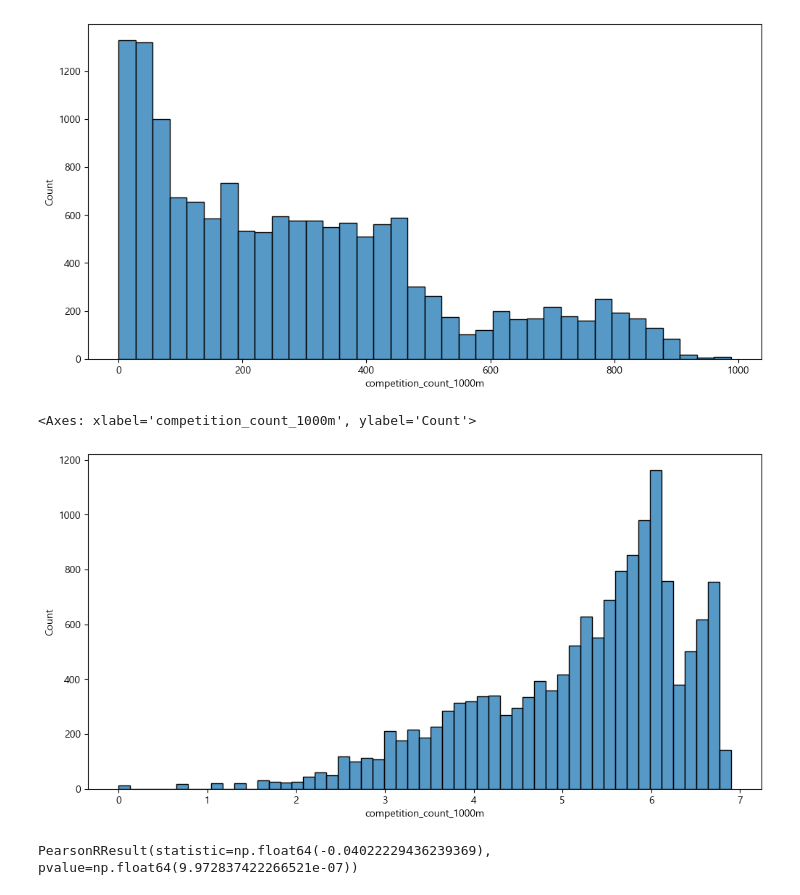
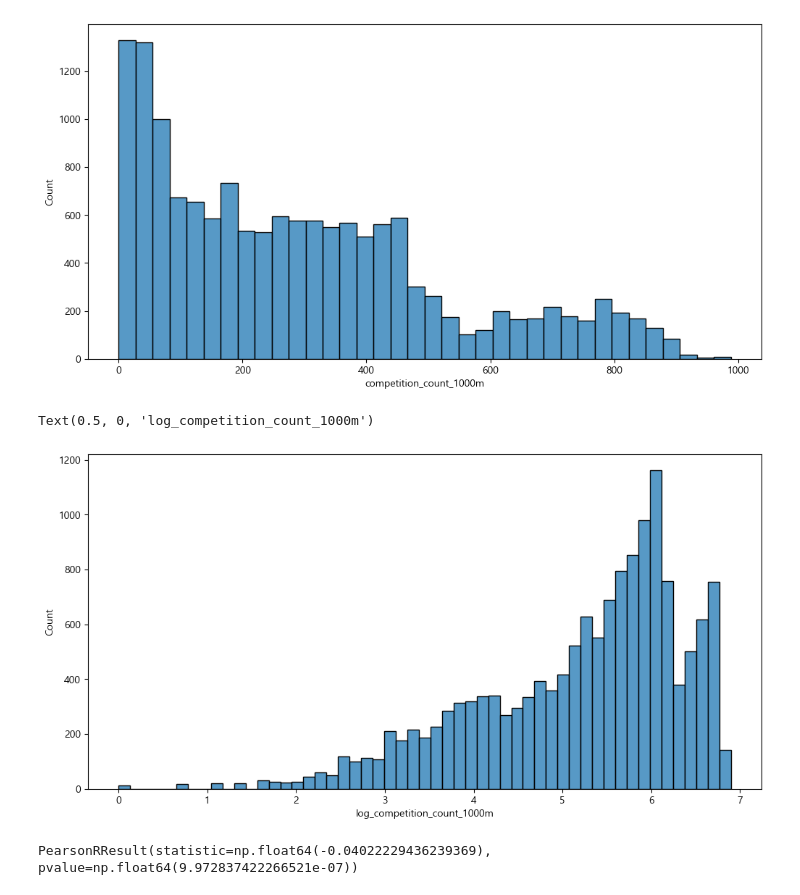
Before and after one commit to sybeom528/airbnb_price_prediction, a Jupyter notebook: notebooks/2nd_data_preprocessing.ipynb, the cells around one changed output. Saved outputs shown, nothing was run; the diff lists cells and outputs as text; code cells hidden in the pictures.

```diff
--- a/notebooks/2nd_data_preprocessing.ipynb
+++ b/notebooks/2nd_data_preprocessing.ipynb
@@ -154,9 +178,10 @@ sns.histplot(geo_temp['competition_count_1000m'])
 [figure]
 # %%
 sns.histplot(np.log1p(geo_temp['competition_count_1000m']))
+plt.xlabel('log_competition_count_1000m')
 # %% [output]
-<Axes: xlabel='competition_count_1000m', ylabel='Count'>
+Text(0.5, 0, 'log_competition_count_1000m')
-[figure, old version]
+[figure, new version]
 # %%
 tmp = geo_temp['competition_count_500m'] / geo_temp['competition_count_1000m']
 tmp = tmp.fillna(0)
```
Also changed, not shown: parts of 2 cells of this notebook, 8 other files.
